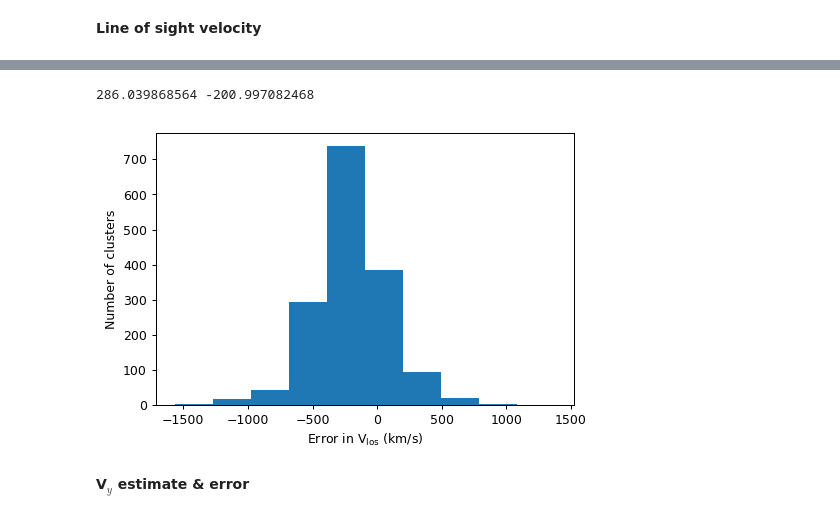
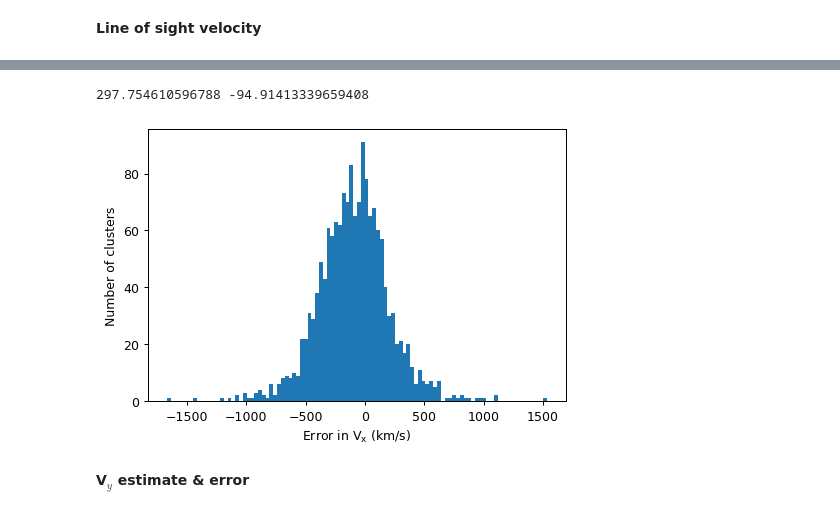
Before and after one commit to awaismirza92/velocity-reconstruction-and-kinetic-SZ, a Jupyter notebook: codes/velocity-reconstruction-orig-sim-box.ipynb, the cells around one changed output, grey strips where cells are left out. Cells and saved outputs as stored; diff of their text form; code cells hidden in the pictures.

```diff
--- a/codes/velocity-reconstruction-orig-sim-box.ipynb
+++ b/codes/velocity-reconstruction-orig-sim-box.ipynb
@@ -225,15 +362,15 @@ plt.gca().set_aspect('equal', adjustable='box')
 # %%
-error_v_los = v_los_true - v_los_est
+error_x = df_clusters['vx[km/s]'] - vx_est_list
 
 plt.figure(dpi = dpi)
-plt.hist(error_v_los)
-plt.xlabel('Error in V$_{\mathrm{los}}$ (km/s)')
+plt.hist(error_x, bins = 100)
+plt.xlabel('Error in V$_{\mathrm{x}}$ (km/s)')
 plt.ylabel('Number of clusters')
 
-print(np.std(error_v_los), np.mean(error_v_los))
+print(np.std(error_x), np.mean(error_x))
 # %% [output]
-286.039868564 -200.997082468
+297.754610596788 -94.91413339659408
-[figure, old version]
+[figure, new version]
 # %% [markdown]
 **V$_y$ estimate & error**
 # %%
```
Also changed, not shown: parts of 22 cells of this notebook.
